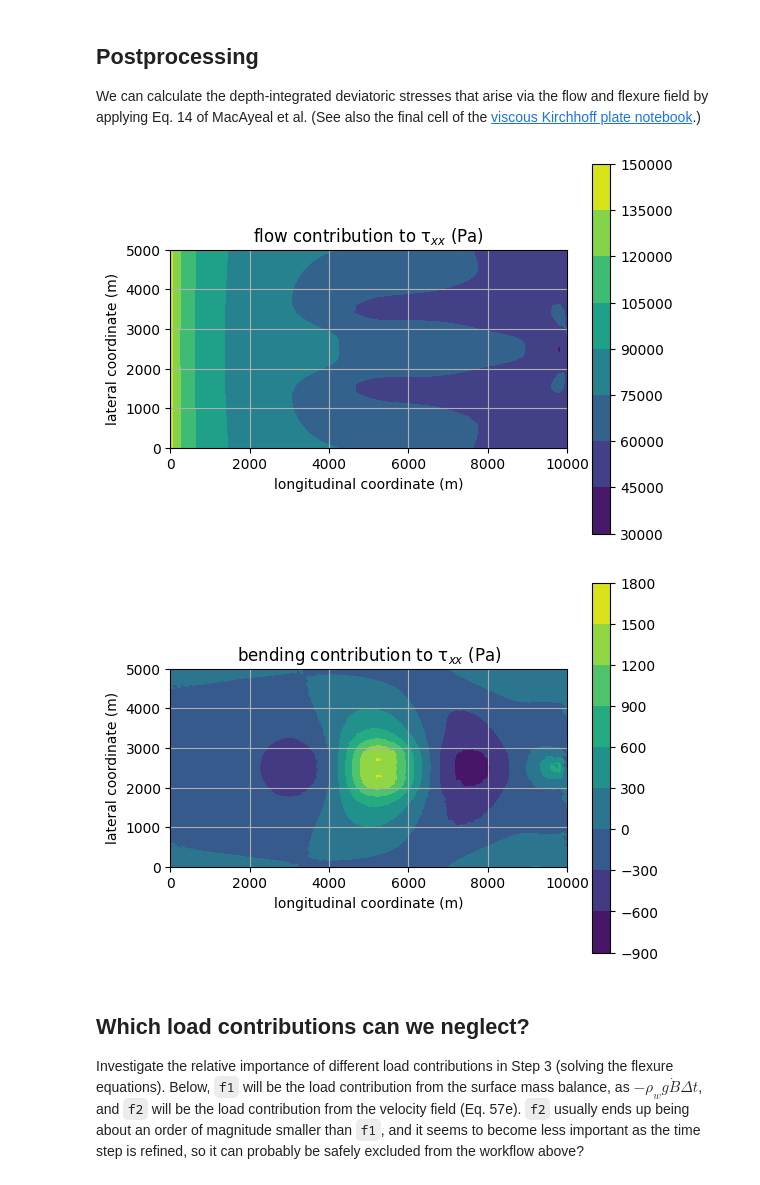
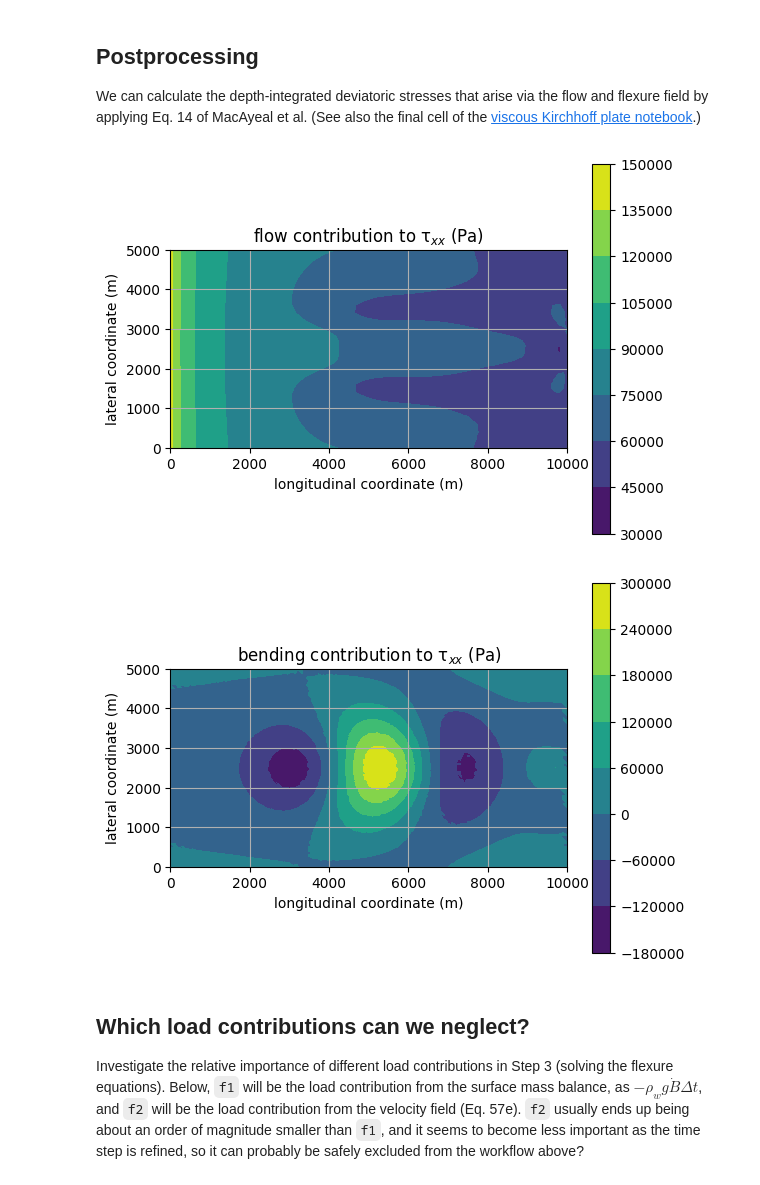
Before and after one commit to chrismiele/weird_flex, a Jupyter notebook: 4_coupled_flow_flexure_viscous.ipynb, the cells around one changed output. Cells and saved outputs as stored; diff of their text form; code cells hidden in the pictures.

```diff
--- a/4_coupled_flow_flexure_viscous.ipynb
+++ b/4_coupled_flow_flexure_viscous.ipynb
@@ -351,35 +351,35 @@ We can calculate the depth-integrated deviatoric stresses that arise via the flo
 
 fig, ax = plt.subplots()
 ax.set_aspect('equal')
 plt.title('flow contribution to τ$_{xx}$ (Pa)')
 stress_plot = tricontourf(τxx, axes=ax)
 plt.colorbar(stress_plot)
 plt.xlabel('longitudinal coordinate (m)')
 plt.ylabel('lateral coordinate (m)')
 plt.grid()
 plt.show()
 
 ########################
 ########################
 ### elastic stresses ###
 ########################
 ########################
 
-τ_bending = -2*ν*H/2*ddη #the bending part of τ evaluated at the surface of the plate
+τ_bending = -2*ν_f*H/2*ddη #the bending part of τ evaluated at the surface of the plate
 τxx_bending = project(τ_bending[0, 0], Q1) #the bending part of τ_xx evaluated at the surface of the plate
 
 fig, ax = plt.subplots()
 ax.set_aspect('equal')
 plt.title('bending contribution to τ$_{xx}$ (Pa)')
 stress_plot = tricontourf(τxx_bending, axes=ax)
 plt.colorbar(stress_plot)
 plt.xlabel('longitudinal coordinate (m)')
 plt.ylabel('lateral coordinate (m)')
 plt.grid()
 plt.show()
 # %% [output]
 [figure]
-[figure, old version]
+[figure, new version]
 # %% [markdown]
 ## Which load contributions can we neglect?
 
```
